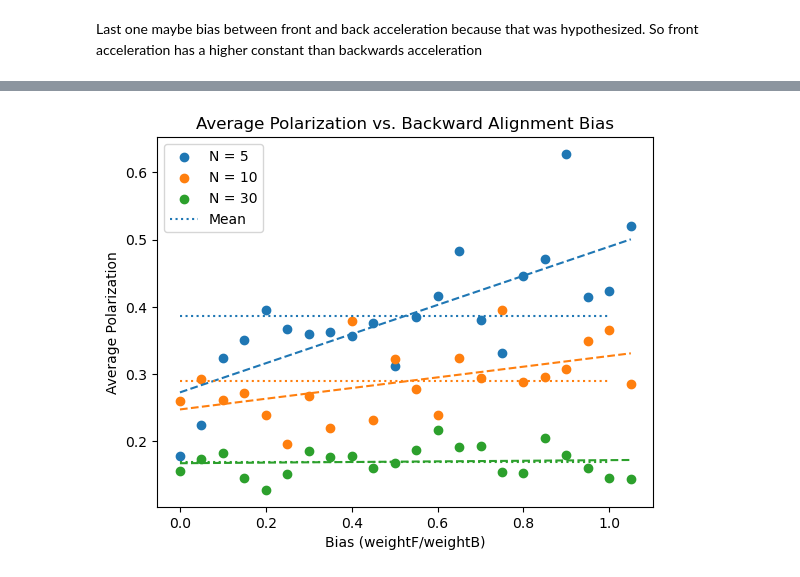
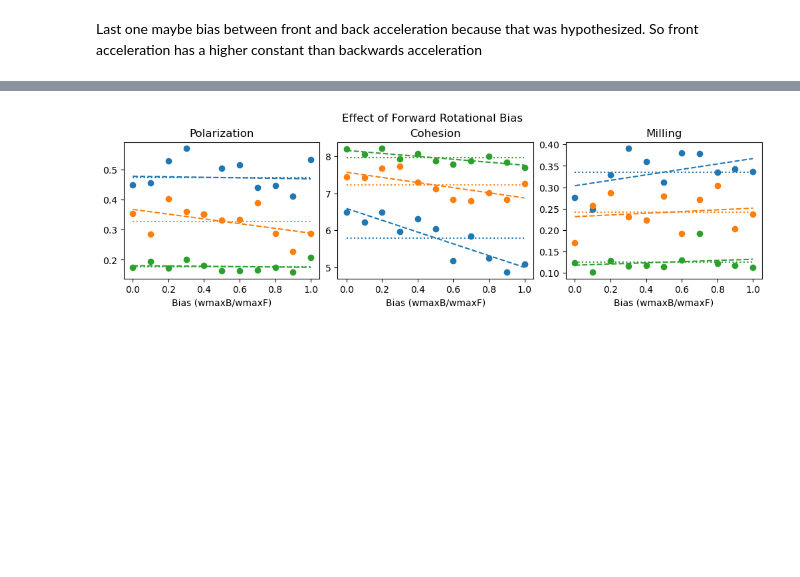
Before and after one commit to Bobomoto/PHYS250-Final-Project, a Jupyter notebook: Finalproject.ipynb, the cells around one changed output, grey strips where cells are left out. Drawn from its saved outputs; the diff is of its cells as text; code cells hidden in the pictures; blank space fills up the shorter version.

```diff
--- a/Finalproject.ipynb
+++ b/Finalproject.ipynb
@@ -921,7 +927,7 @@ Find relation with error. For each N = 5,10,30, run the experiment 100 times wit
 # %%
 #Check the P,C,M for various error for N = 5,10,30 to see if anything happens
 N = [5,10,30]
-Aerrors = np.linspace(0,0.5,10)
+Aerrors = np.arange(0,1.1,0.1)
 
 meanParrays = [[],[],[]]
 meanCarrays = [[],[],[]]
@@ -1008,7 +1045,7 @@ Find relation with angular error. For each N = 5,10,50, run the experiment 100 t
 # %%
 #Do it for N = 5,10,30 to see if anything happens
 N = [5,10,30]
-Werrors = np.linspace(0,0.8,10)
+Werrors = np.arange(0,1.1,0.1)
 
 WmeanParrays = [[],[],[]]
 WmeanCarrays = [[],[],[]]
@@ -1190,7 +1371,7 @@ DmeanCarrays = []
 DmeanMarrays = []
 
 for index in np.arange(len(N)):
-    numsim = 10
+    numsim = 20
     totalParray = []
     totalCarray = []
     totalMarray = []
@@ -1260,8 +1437,8 @@ Last one maybe bias between front and back acceleration because that was hypothe
 # %%
 #Do it for N = 5,10,30 to see if anything happens
 N = [5,10,30]
-#bias back alignment over front, 0 means only consider front alignment, 1 means consider both equally
-biases = np.arange(0.0,1.1,0.05)
+#W and Abias, front has more pulling effect 0 means only consider front alignment, 1 means consider both equally
+biases = np.arange(0.0,1.1,0.1)
 
 BmeanParrays = [[],[],[]]
 BmeanCarrays = [[],[],[]]
@@ -1270,7 +1447,7 @@ BmeanMarrays = [[],[],[]]
 for index in np.arange(len(N)):
     for a in biases:
         #Run it many times and find the average properties at t = 1000
-        numsim = 10
+        numsim = 20
         totalParray = []
         totalCarray = []
         totalMarray = []
@@ -1286,7 +1463,7 @@ for index in np.arange(len(N)):
 
             #run the simulation numiteration times
             for i in np.arange(numiterations):
-                pos, motorientations, motspeeds, motvelocity, inittime = updatefish(pos, motorientations, motspeeds, motvelocity, time = inittime, arenarange = poolrange, bias = a)
+                pos, motorientations, motspeeds, motvelocity, inittime = updatefish(pos, motorientations, motspeeds, motvelocity, time = inittime, arenarange = poolrange, Abias = a, Wbias = a)
 
             Polarization = findP(motorientations)
             totalParray.append(copy.deepcopy(Polarization))
@@ -1404,45 +1698,58 @@ for index in np.arange(len(N)):
 # %%
-#plot the  P,C,M vs. bias
 #polarization plot
 c = ['C0', 'C1', 'C2']
+
+fig, axs = plt.subplots(1,3, constrained_layout = True, figsize  = (10,3))
+
 for i in np.arange(len(N)):
-    plt.scatter(biases,BBmeanParrays[i], label = f'N = {N[i]}')
-    slope, intercept = np.polyfit(biases, BBmeanParrays[i], 1)
+    #calculate the correlation
+    correlation = np.corrcoef(biases, BRmeanParrays[i])
+    rvalue = correlation[0,1]
+
+    axs[0].scatter(biases,BRmeanParrays[i], label = f'r = {rvalue:.2f}')
+
+    slope, intercept = np.polyfit(biases, BRmeanParrays[i], 1)
     line_y = slope * biases + intercept
-    plt.plot(biases, line_y, color = c[i], ls = '--')
 
-plt.hlines(y = [np.mean(BBmeanParrays[0]),np.mean(BBmeanParrays[1]),np.mean(BBmeanParrays[2])], xmin = 0, xmax = 1.0,  linestyles=':', label='Mean', colors = ['C0', 'C1', 'C2'])
-plt.title('Average Polarization vs. Backward Alignment Bias')
-plt.xlabel('Bias (weightF/weightB)')
-plt.ylabel('Average Polarization')
-plt.legend()
-plt.show()
+    axs[0].plot(biases, line_y, color = c[i], ls = '--')
+
+axs[0].hlines(y = [np.mean(BRmeanParrays[0]),np.mean(BRmeanParrays[1]),np.mean(BRmeanParrays[2])], xmin = 0, xmax = 1.0,  linestyles=':', colors = ['C0', 'C1', 'C2'])
+axs[0].set_title('Polarization')
+axs[0].set_xlabel('Bias (wmaxB/wmaxF)')
 
 #cohesion plot
 for i in np.arange(len(N)):
-    plt.scatter(biases,BBmeanCarrays[i], label = f'N = {N[i]}')
-    slope, intercept = np.polyfit(biases, BBmeanCarrays[i], 1)
+    #calculate the correlation
+    correlation = np.corrcoef(biases, BRmeanCarrays[i])
+    rvalue = correlation[0,1]
+
+    axs[1].scatter(biases,BRmeanCarrays[i], label = f'r = {rvalue:.2f}')
+    slope, intercept = np.polyfit(biases, BRmeanCarrays[i], 1)
     line_y = slope * biases + intercept
-    plt.plot(biases, line_y, color = c[i], ls = '--')
+    axs[1].plot(biases, line_y, color = c[i], ls = '--')
 
-plt.hlines(y = [np.mean(BBmeanCarrays[0]),np.mean(BBmeanCarrays[1]),np.mean(BBmeanCarrays[2])], xmin = 0, xmax = 1.0,  linestyles=':', label='Mean', colors = ['C0', 'C1', 'C2'])
-plt.title('Average Cohesion vs. Backward Alignment Bias')
-plt.xlabel('Bias (weightF/weightB)')
-plt.ylabel('Average Cohesion')
-plt.legend()
-plt.show()
+axs[1].hlines(y = [np.mean(BRmeanCarrays[0]),np.mean(BRmeanCarrays[1]),np.mean(BRmeanCarrays[2])], xmin = 0, xmax = 1.0,  linestyles=':', colors = ['C0', 'C1', 'C2'])
+axs[1].set_title('Cohesion')
+axs[1].set_xlabel('Bias (wmaxB/wmaxF)')
+
 
 #Milling plot
 for i in np.arange(len(N)):
-    plt.scatter(biases,BBmeanMarrays[i], label = f'N = {N[i]}')
-    slope, intercept = np.polyfit(biases, BBmeanMarrays[i], 1)
+    #calculate the correlation
+    correlation = np.corrcoef(biases, BRmeanMarrays[i])
+    rvalue = correlation[0,1]
+
+    axs[2].scatter(biases,BRmeanMarrays[i], label = f'r = {rvalue:.2f}')
+    slope, intercept = np.polyfit(biases, BRmeanMarrays[i], 1)
     line_y = slope * biases + intercept
-    plt.plot(biases, line_y, color = c[i], ls = '--')
-plt.hlines(y = [np.mean(BBmeanMarrays[0]),np.mean(BBmeanMarrays[1]),np.mean(BBmeanMarrays[2])], xmin = 0, xmax = 1.0,  linestyles=':', label='Mean', colors = ['C0', 'C1', 'C2'])
-plt.title('Average Milling vs. Backward Alignment Bias')
-plt.xlabel('Bias (weightF/weightB)')
-plt.ylabel('Average Milling')
-plt.legend()
+    axs[2].plot(biases, line_y, color = c[i], ls = '--')
+
+axs[2].hlines(y = [np.mean(BRmeanMarrays[0]),np.mean(BRmeanMarrays[1]),np.mean(BRmeanMarrays[2])], xmin = 0, xmax = 1.0,  linestyles=':', colors = ['C0', 'C1', 'C2'])
+axs[2].set_title('Milling')
+axs[2].set_xlabel('Bias (wmaxB/wmaxF)')
+
+fig.suptitle('Effect of Forward Rotational Bias')
+plt.savefig('FrontRotationbiaseffect.png')
 plt.show()
 # %% [output]
-[figure, old version]
+[figure, new version]
```
Also changed, not shown: parts of 39 cells of this notebook, 14 other files.
